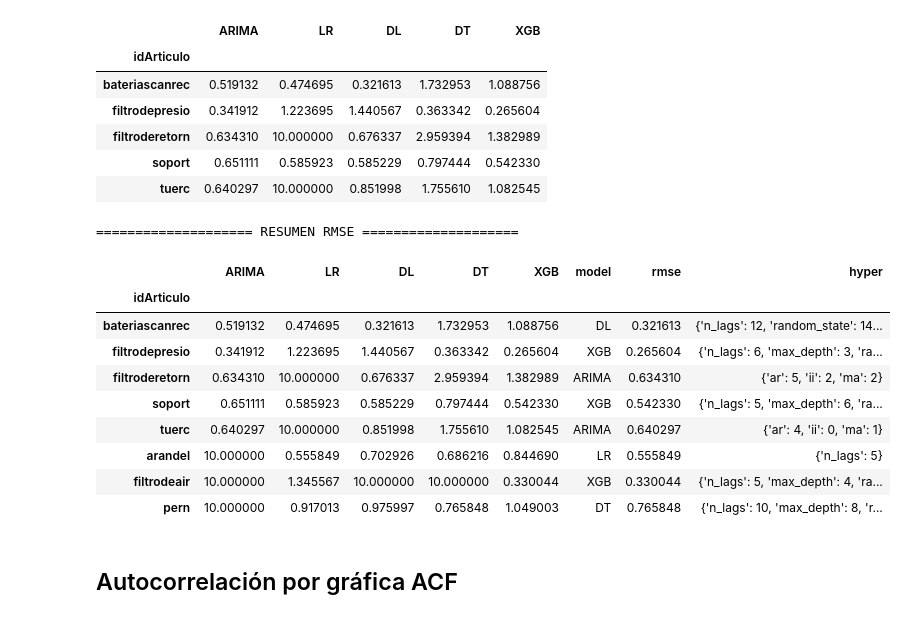
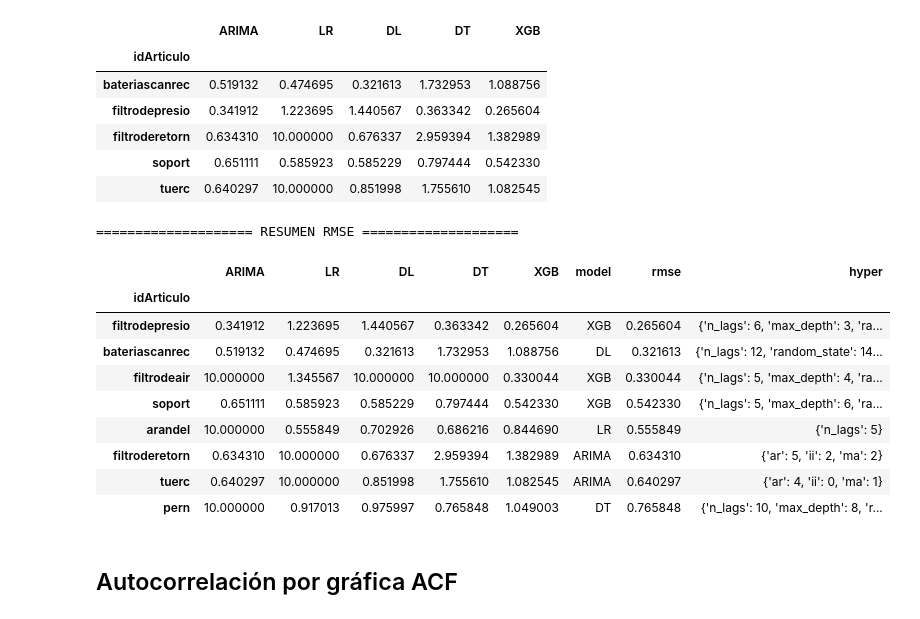
Before and after one commit to DavidCastilloAlvarado/timeseries_optimization, a Jupyter notebook: study_gruas/resumen.ipynb, the cells around one changed output. Drawn from its saved outputs; the diff is of its cells as text; code cells hidden in the pictures.

```diff
--- a/study_gruas/resumen.ipynb
+++ b/study_gruas/resumen.ipynb
@@ -74,27 +74,27 @@ data.head()
 # %%
 columns = data.columns.tolist()
 min_mse = data.min(axis=1).tolist()
 
 def set_model(x, columns, hyper):
     index = x.tolist().index(x.min())
     hyper = hyper.loc[x.name, columns[index]]
     return pd.Series(index=['model', 'rmse', 'hyper'], data=[columns[index],x.min(), hyper])
 print("="*20 + " RESUMEN RMSE " + "="*20)
 hyper_model = data.apply(set_model, args=(columns, data_hyper ), axis=1)
 data = data.join(hyper_model)
-data
+data = data.sort_values(['rmse'], ascending=True)
 data.style.background_gradient(cmap='Blues')
 # %% [output]
 ==================== RESUMEN RMSE ====================
 |  | ARIMA | LR | DL | DT | XGB | model | rmse | hyper |
 | idArticulo |  |  |  |  |  |  |  |  |
+| filtrodepresio | 0.341912 | 1.223695 | 1.440567 | 0.363342 | 0.265604 | XGB | 0.265604 | {'n_lags': 6, 'max_depth': 3, 'ra... |
 | bateriascanrec | 0.519132 | 0.474695 | 0.321613 | 1.732953 | 1.088756 | DL | 0.321613 | {'n_lags': 12, 'random_state': 14... |
-| filtrodepresio | 0.341912 | 1.223695 | 1.440567 | 0.363342 | 0.265604 | XGB | 0.265604 | {'n_lags': 6, 'max_depth': 3, 'ra... |
+| filtrodeair | 10.000000 | 1.345567 | 10.000000 | 10.000000 | 0.330044 | XGB | 0.330044 | {'n_lags': 5, 'max_depth': 4, 'ra... |
+| soport | 0.651111 | 0.585923 | 0.585229 | 0.797444 | 0.542330 | XGB | 0.542330 | {'n_lags': 5, 'max_depth': 6, 'ra... |
+| arandel | 10.000000 | 0.555849 | 0.702926 | 0.686216 | 0.844690 | LR | 0.555849 | {'n_lags': 5} |
 | filtroderetorn | 0.634310 | 10.000000 | 0.676337 | 2.959394 | 1.382989 | ARIMA | 0.634310 | {'ar': 5, 'ii': 2, 'ma': 2} |
-| soport | 0.651111 | 0.585923 | 0.585229 | 0.797444 | 0.542330 | XGB | 0.542330 | {'n_lags': 5, 'max_depth': 6, 'ra... |
 | tuerc | 0.640297 | 10.000000 | 0.851998 | 1.755610 | 1.082545 | ARIMA | 0.640297 | {'ar': 4, 'ii': 0, 'ma': 1} |
-| arandel | 10.000000 | 0.555849 | 0.702926 | 0.686216 | 0.844690 | LR | 0.555849 | {'n_lags': 5} |
-| filtrodeair | 10.000000 | 1.345567 | 10.000000 | 10.000000 | 0.330044 | XGB | 0.330044 | {'n_lags': 5, 'max_depth': 4, 'ra... |
 | pern | 10.000000 | 0.917013 | 0.975997 | 0.765848 | 1.049003 | DT | 0.765848 | {'n_lags': 10, 'max_depth': 8, 'r... |
 # %% [markdown]
 ## Autocorrelación por gráfica ACF
```
Also changed, not shown: parts of 1 cell of this notebook, 3 other files.
